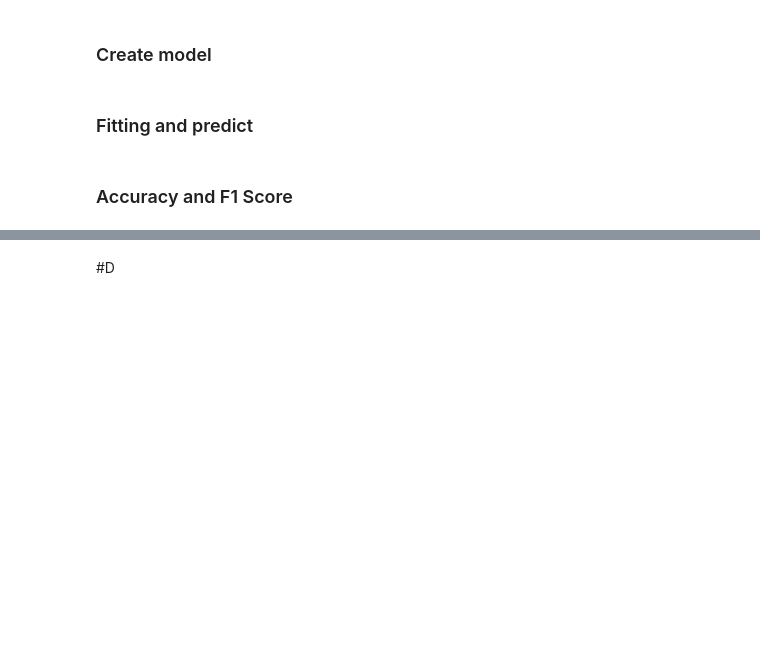
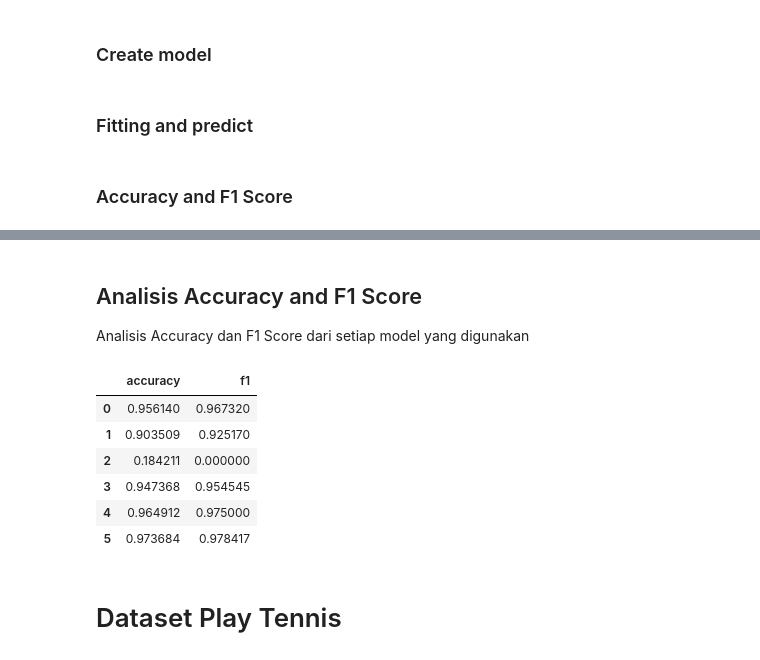
Before and after one commit to muchammadibnu/tucil1ML, a Jupyter notebook: Tucil 1 ML.ipynb, the cells around one changed output, grey strips where cells are left out. Saved outputs shown, nothing was run; the diff lists cells and outputs as text; code cells hidden in the pictures; blank space fills up the shorter version.

Commit message:
merge all model analysis

```diff
--- a/Tucil 1 ML.ipynb
+++ b/Tucil 1 ML.ipynb
@@ -382,2 +382,19 @@ scoreSVM
-# %% [markdown]
-#D
+# %% [markdown]
+## Analisis Accuracy and F1 Score
+Analisis Accuracy dan F1 Score dari setiap model yang digunakan
+# %%
+accuracyAll = [accuracyDTL, accuracyID3, accuracyKmeans, accuracyLogistic, accuracyNeural, accuracySVM]
+f1All = [f1DTL, f1ID3, f1Kmeans, f1Logistic, f1Neural, f1SVM]
+score_dataAll = {'accuracy': accuracyAll, 'f1': f1All}
+allScore = pd.DataFrame(data = score_dataAll, index=['D', ])
+allScore
+# %% [output]
+|  | accuracy | f1 |
+| 0 | 0.956140 | 0.967320 |
+| 1 | 0.903509 | 0.925170 |
+| 2 | 0.184211 | 0.000000 |
+| 3 | 0.947368 | 0.954545 |
+| 4 | 0.964912 | 0.975000 |
+| 5 | 0.973684 | 0.978417 |
+# %% [markdown]
+# Dataset Play Tennis
```
Also changed, not shown: parts of 8 cells of this notebook, 1 other file.
